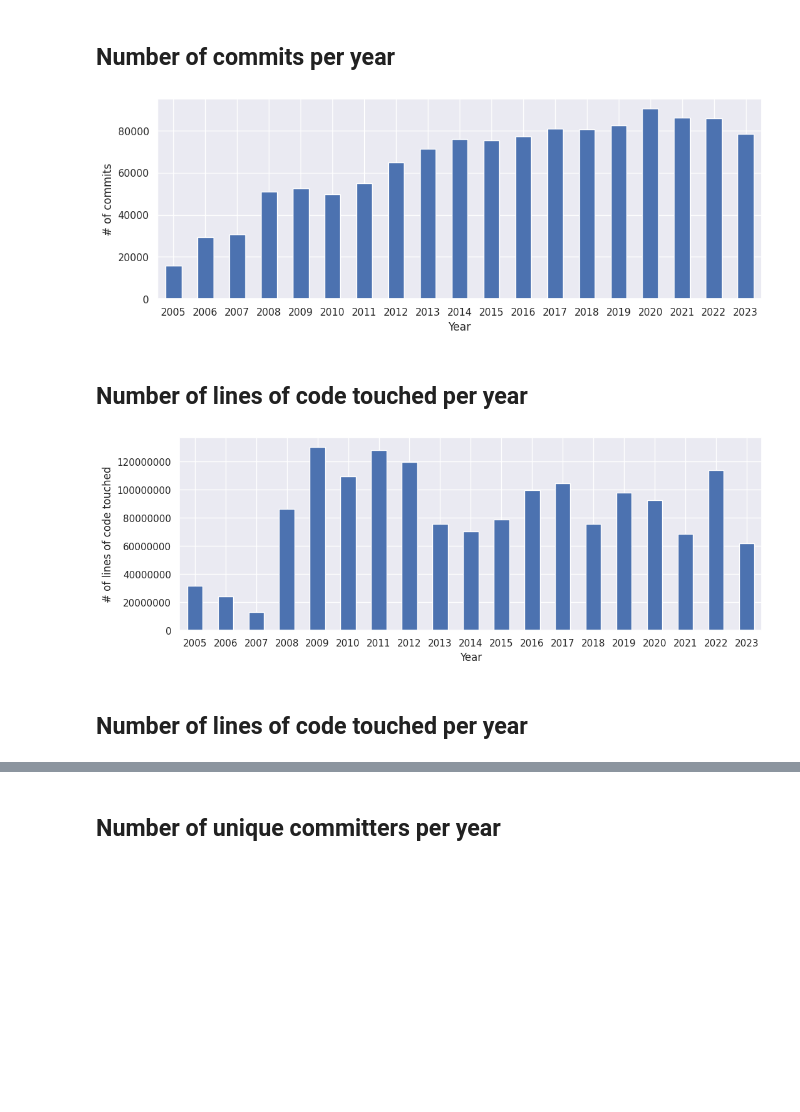
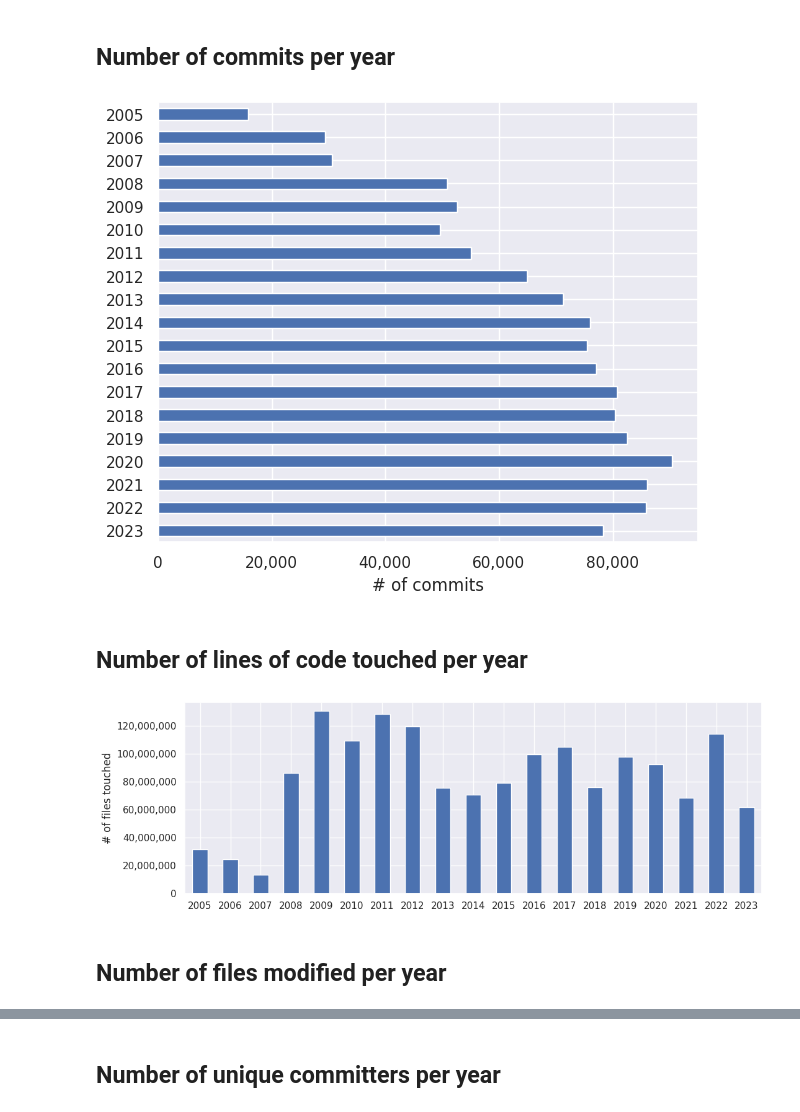
Before and after one commit to codeurjc/LinuxCommitsDataset, a Jupyter notebook: notebooks/GeneralAnalysis.ipynb, the cells around one changed output, grey strips where cells are left out. Cells and saved outputs as stored; diff of their text form; code cells hidden in the pictures; blank space fills up the shorter version.

```diff
--- a/notebooks/GeneralAnalysis.ipynb
+++ b/notebooks/GeneralAnalysis.ipynb
@@ -43,24 +45,26 @@ Last commit date Sat Nov 11 17:17:22 2023 -0800
 # %% [markdown]
 ## Number of commits per year
 # %%
-fig, axs = plt.subplots(figsize=(12, 4))
-df.groupby(df["date"].dt.year)['date'].count().plot(kind='bar', rot=0, ax=axs)
-plt.ylabel("# of commits")
-plt.xlabel("Year");
+fig, axs = plt.subplots(figsize=(6, 5), layout="constrained")
+df.groupby(df["date"].dt.year)['date'].count().plot.barh(ax=axs).invert_yaxis()
+plt.xlabel("# of commits")
+plt.ylabel("")
+axs.xaxis.set_major_formatter(mpl.ticker.StrMethodFormatter('{x:,.0f}'))
+plt.savefig('commitsPerYear.pdf');
 # %% [output]
-[figure, old version]
+[figure, new version]
 # %% [markdown]
 ## Number of lines of code touched per year
 # %%
 fig, axs = plt.subplots(figsize=(12, 4))
 df.groupby(df["date"].dt.year)['commit_size'].sum().plot(kind='bar', rot=0, ax=axs)
-plt.ylabel("# of lines of code touched")
-plt.xlabel("Year");
-plt.gcf().axes[0].yaxis.get_major_formatter().set_scientific(False)
+plt.ylabel("# of files touched")
+axs.yaxis.set_major_formatter(mpl.ticker.StrMethodFormatter('{x:,.0f}'))
+plt.xlabel("");
 # %% [output]
-[figure, old version]
+[figure, new version]
 # %% [markdown]
-## Number of lines of code touched per year
+## Number of files modified per year
 # %%
 fig, axs = plt.subplots(figsize=(12, 4))
 df.groupby(df["date"].dt.year)['number_of_files'].sum().plot(kind='bar', rot=0, ax=axs)
```
Also changed, not shown: parts of 6 cells of this notebook, 4 other files.
